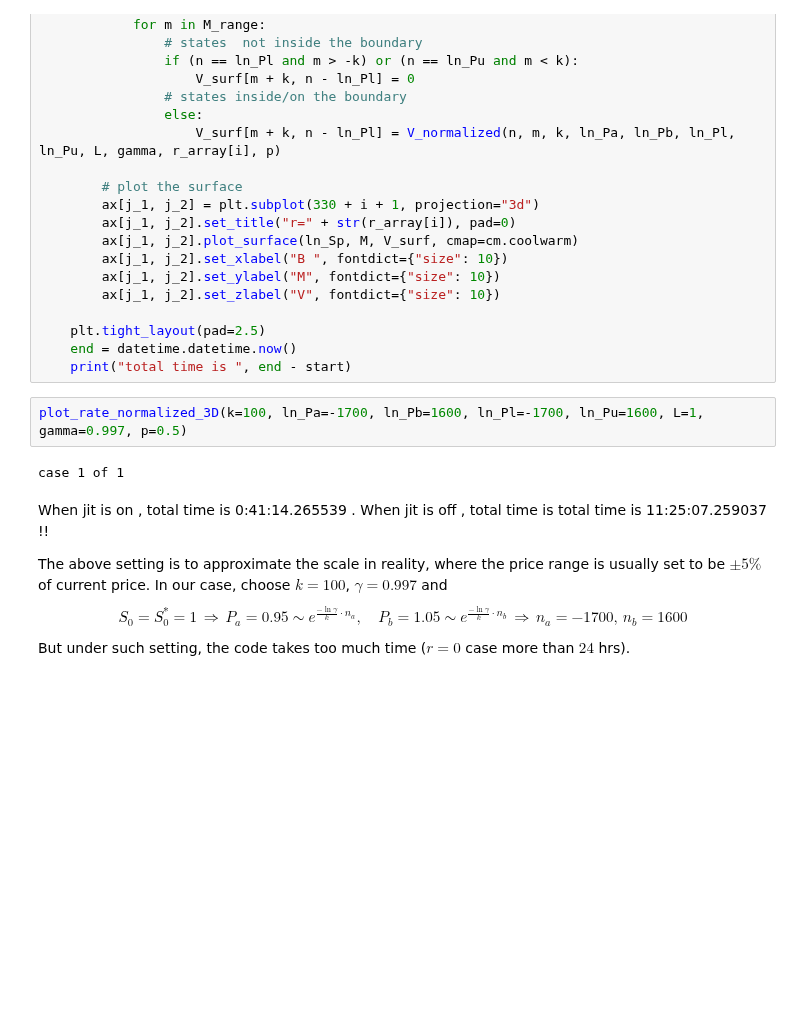
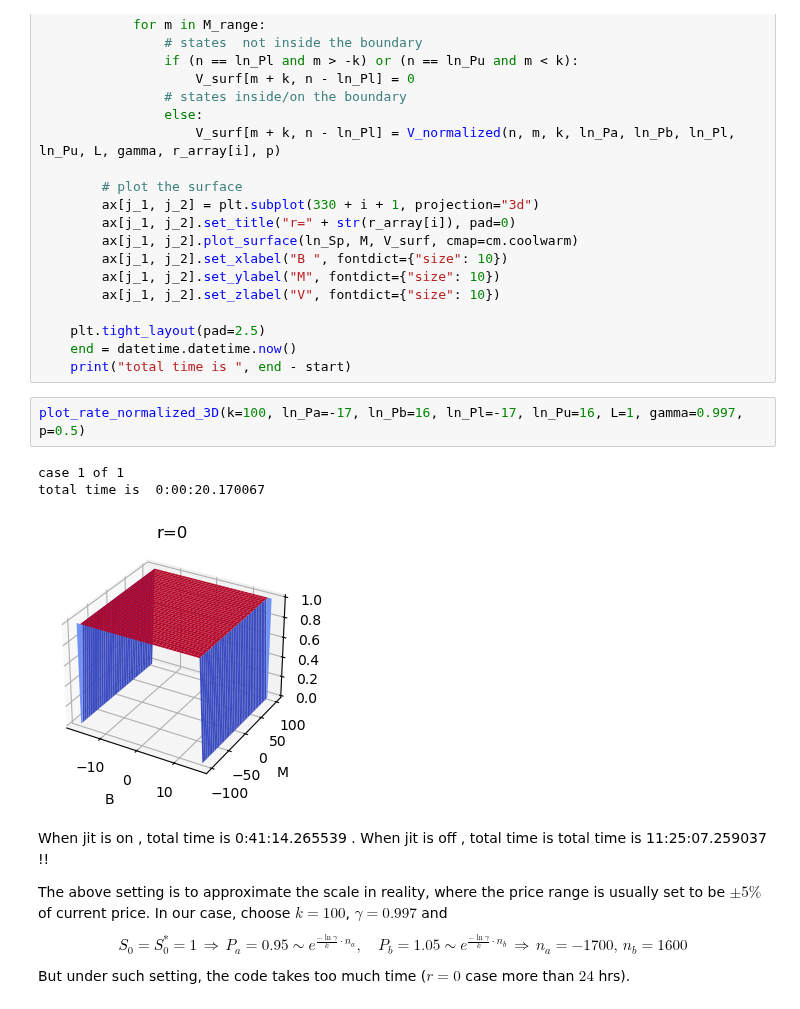
Before and after one commit to std92050/AMM, a Jupyter notebook: AMM/bellmanfix.ipynb, the cells around one changed output. Saved outputs shown, nothing was run; the diff lists cells and outputs as text; blank space fills up the shorter version.

```diff
--- a/AMM/bellmanfix.ipynb
+++ b/AMM/bellmanfix.ipynb
@@ -783,9 +783,11 @@ def plot_rate_normalized_3D(k, ln_Pa, ln_Pb, ln_Pl, ln_Pu, L, gamma, p):
     end = datetime.datetime.now()
     print("total time is ", end - start)
 # %%
-plot_rate_normalized_3D(k=100, ln_Pa=-1700, ln_Pb=1600, ln_Pl=-1700, ln_Pu=1600, L=1, gamma=0.997, p=0.5)
+plot_rate_normalized_3D(k=100, ln_Pa=-17, ln_Pb=16, ln_Pl=-17, ln_Pu=16, L=1, gamma=0.997, p=0.5)
 # %% [output]
 case 1 of 1
+total time is  0:00:20.170067
+[figure, added]
 # %% [markdown]
 When jit is on , total time is  0:41:14.265539  . When jit is off , total time is  total time is  11:25:07.259037 !!
 
```
Also changed, not shown: parts of 2 cells of this notebook, 7 other files.
